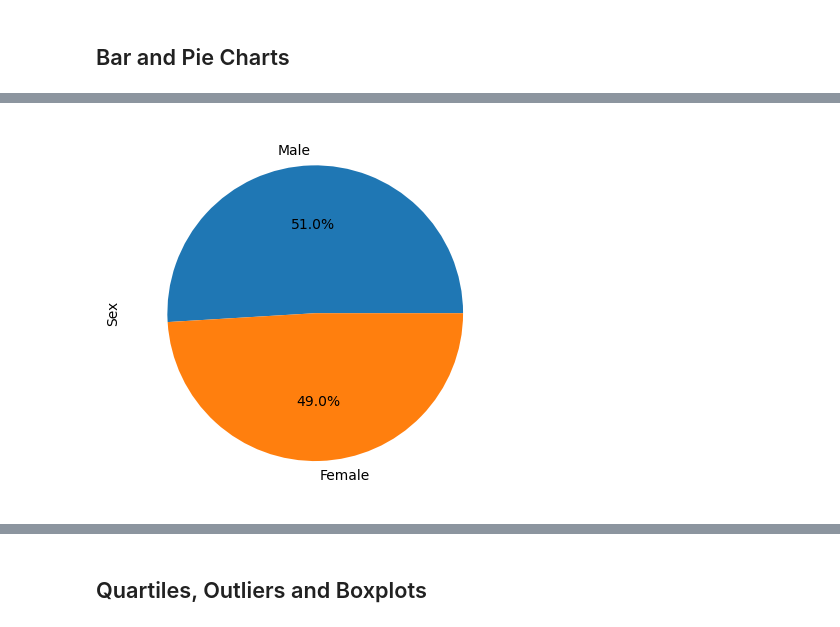
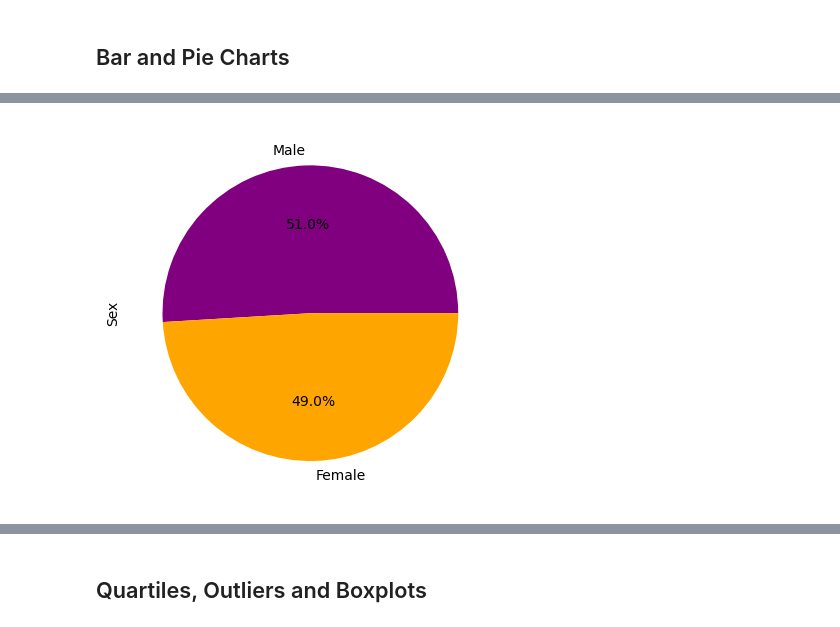
Before and after one commit to cmorrow28/matplotlib_challenge, a Jupyter notebook: Pymaceuticals/pymaceuticals_starter.ipynb, the cells around one changed output, grey strips where cells are left out. Cells and saved outputs as stored; diff of their text form; code cells hidden in the pictures.

```diff
--- a/Pymaceuticals/pymaceuticals_starter.ipynb
+++ b/Pymaceuticals/pymaceuticals_starter.ipynb
@@ -136,0 +153,11 @@ cleaned_mice
+# %%
+# Generate a pie plot showing the distribution of female versus male mice using Pandas
+total_gender_count = cleaned_data["Sex"].value_counts()
+gender_array = total_gender_count.tolist()
+colours = ["purple", "orange"]
+
+plt.pie(gender_array, labels=total_gender_count.index, colors=colours, autopct="%1.1f%%")
+#plt.title
+plt.axis("equal")
+
+plt.show()
@@ -137,4 +166,7 @@ cleaned_mice
 # %%
-# Generate a pie plot showing the distribution of female versus male mice using Pandas
+# Generate a pie plot showing the distribution of female versus male mice using pyplot
+#swap around
+total_gender_count.plot(kind="pie", colors=["purple", "orange"], autopct="%1.1f%%")
+plt.show()
 # %% [output]
-[figure, old version]
+[figure, new version]
```
Also changed, not shown: parts of 13 cells of this notebook.
